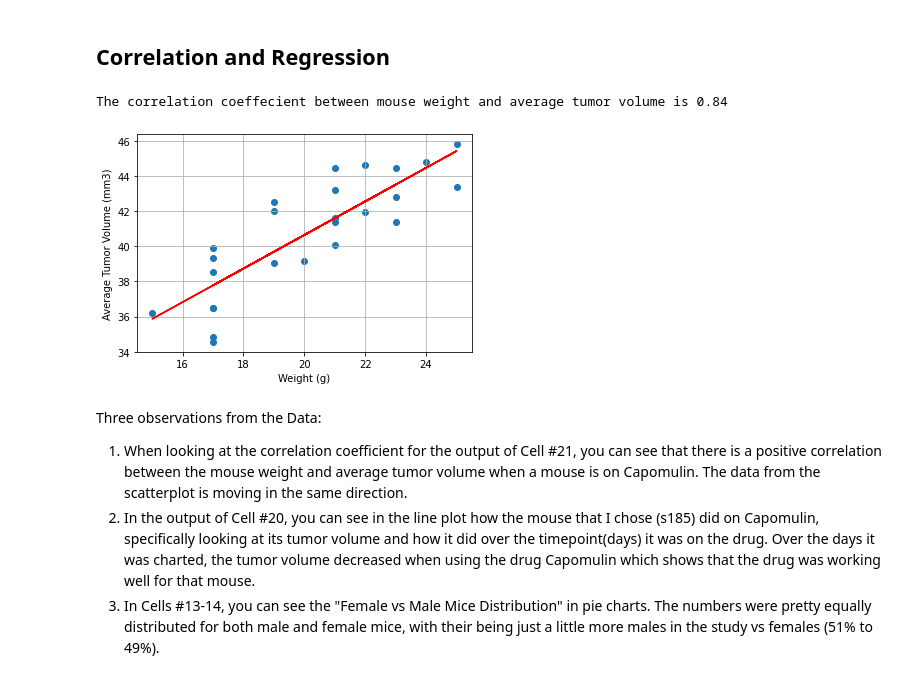
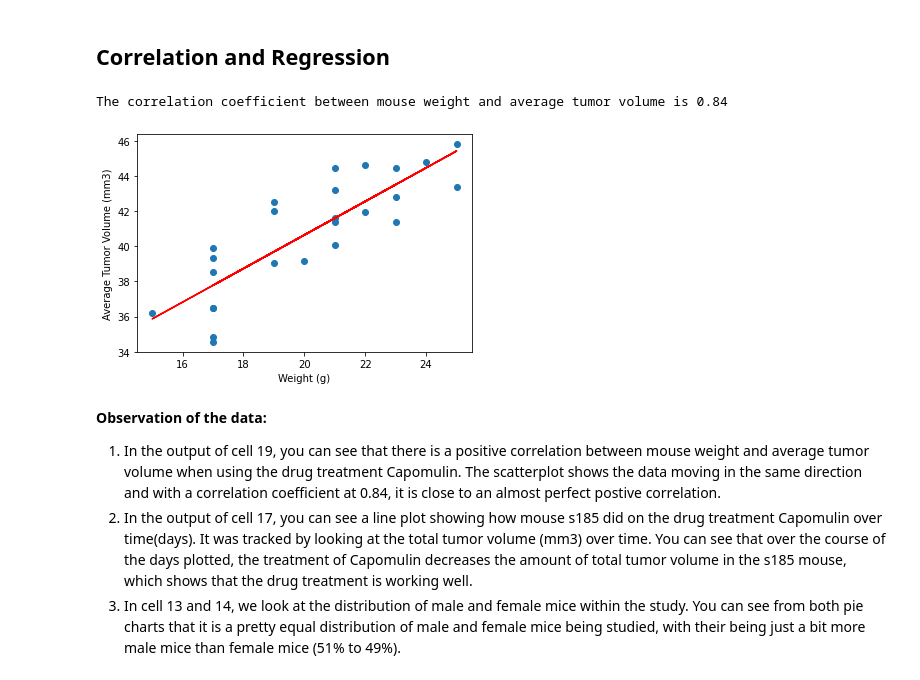
Before and after one commit to Klsisk/matplotlib-challenge, a Jupyter notebook: Instructions/Pymaceuticals/.ipynb, the cells around one changed output. Cells and saved outputs as stored; diff of their text form; code cells hidden in the pictures.

```diff
--- a/Instructions/Pymaceuticals/.ipynb
+++ b/Instructions/Pymaceuticals/.ipynb
@@ -355,31 +332,30 @@ plt.show()
 ## Correlation and Regression
 # %%
 # Calculate the correlation coefficient and linear regression model
-# # for mouse weight and average tumor volume for the Capomulin regimen
-#Make a variable to figure through correlation coefficient and print
-correlation = round(st.pearsonr(avg_tumor_vol['Weight (g)'], avg_tumor_vol['Tumor Volume (mm3)'])[0], 2)
-print(f"The correlation coeffecient between mouse weight and average tumor volume is {correlation}")
+# for mouse weight and average tumor volume for the Capomulin regimen
+#Create variable to figure through correlation coefficient
+correlation = round(st.pearsonr(avg_tumor_vol["Weight (g)"], avg_tumor_vol["Tumor Volume (mm3)"])[0],2)
+print(f'The correlation coefficient between mouse weight and average tumor volume is {correlation}')
 
 #Line regression
-model = st.linregress(avg_tumor_vol["Weight (g)"], avg_tumor_vol['Tumor Volume (mm3)'])
+model = st.linregress(avg_tumor_vol["Weight (g)"], avg_tumor_vol["Tumor Volume (mm3)"])
 y_value = avg_tumor_vol["Weight (g)"]*model[0]+model[1]
 
 # Plot the linear model on top of scatter plot
-plt.scatter(avg_tumor_vol['Weight (g)'],avg_tumor_vol['Tumor Volume (mm3)'])
-plt.plot(avg_tumor_vol["Weight (g)"],y_value,color="red")
+plt.scatter(avg_tumor_vol["Weight (g)"], avg_tumor_vol["Tumor Volume (mm3)"])
+plt.plot(avg_tumor_vol["Weight (g)"],y_value, color="r")
+
+# Set labels
 plt.xlabel('Weight (g)')
 plt.ylabel('Average Tumor Volume (mm3)')
 
-#Place grid
-plt.grid(True)
-
-#Display chart
+#Display plot
 plt.show()
 # %% [output]
-The correlation coeffecient between mouse weight and average tumor volume is 0.84
+The correlation coefficient between mouse weight and average tumor volume is 0.84
-[figure, old version]
+[figure, new version]
 # %% [markdown]
-Three observations from the Data:
-1. When looking at the correlation coefficient for the output of Cell #21, you can see that there is a positive correlation between the mouse weight and average tumor volume when a mouse is on Capomulin.  The data from the scatterplot is moving in the same direction.
-2. In the output of Cell #20, you can see in the line plot how the mouse that I chose (s185) did on Capomulin, specifically looking at its tumor volume and how it did over the timepoint(days) it was on the drug. Over the days it was charted, the tumor volume decreased when using the drug Capomulin which shows that the drug was working well for that mouse.
-3. In Cells #13-14, you can see the "Female vs Male Mice Distribution" in pie charts.  The numbers were pretty equally distributed for both male and female mice, with their being just a little more males in the study vs females (51% to 49%).
+**Observation of the data:**
+1. In the output of cell 19, you can see that there is a positive correlation between mouse weight and average tumor volume when using the drug treatment Capomulin.  The scatterplot shows the data moving in the same direction and with a correlation coefficient at 0.84, it is close to an almost perfect postive correlation.
+2. In the output of cell 17, you can see a line plot showing how mouse s185 did on the drug treatment Capomulin over time(days).  It was tracked by looking at the total tumor volume (mm3) over time.  You can see that over the course of the days plotted, the treatment of Capomulin decreases the amount of total tumor volume in the s185 mouse, which shows that the drug treatment is working well.
+3. In cell 13 and 14, we look at the distribution of male and female mice within the study.  You can see from both pie charts that it is a pretty equal distribution of male and female mice being studied, with their being just a bit more male mice than female mice (51% to 49%).
```
Also changed, not shown: parts of 5 cells of this notebook, 1 other file.
